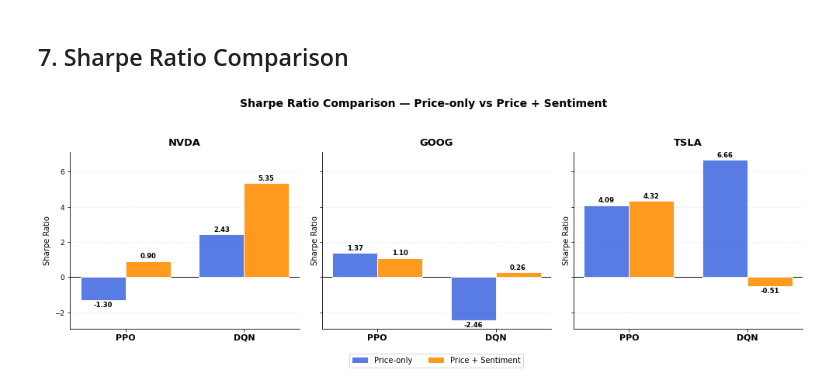
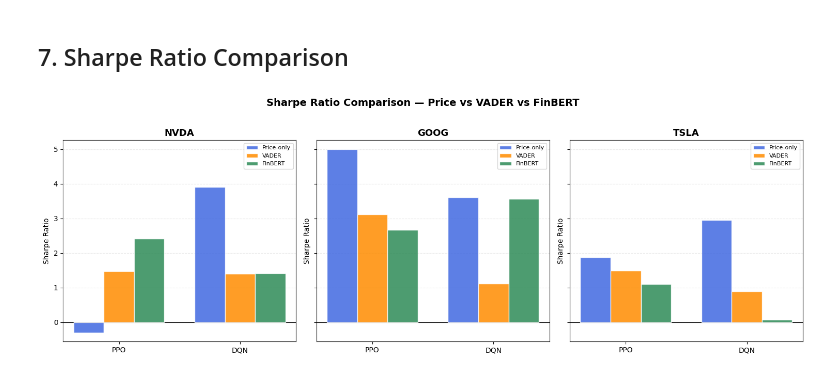
Before and after one commit to hamzakhamissa/RL-Project, a Jupyter notebook: notebooks/03_evaluate.ipynb, the cells around one changed output. Saved outputs shown, nothing was run; the diff lists cells and outputs as text; code cells hidden in the pictures.

```diff
--- a/notebooks/03_evaluate.ipynb
+++ b/notebooks/03_evaluate.ipynb
@@ -385,0 +369,18 @@ for ticker in TICKERS:
+# %%
+print('=== Feature Ablation: Price vs VADER vs FinBERT ===')
+print()
+for ticker in TICKERS:
+    print(f'--- {ticker} ---')
+    sub = results_df[results_df['ticker'] == ticker]
+    for algo in ['PPO', 'DQN']:
+        price_row = sub[(sub['algo'] == algo) & (sub['state'] == 'price')]
+        vader_row = sub[(sub['algo'] == algo) & (sub['state'] == 'sentiment_vader')]
+        finbert_row = sub[(sub['algo'] == algo) & (sub['state'] == 'sentiment_finbert')]
+        if any(len(r) == 0 for r in [price_row, vader_row, finbert_row]):
+            continue
+        price_row, vader_row, finbert_row = price_row.iloc[0], vader_row.iloc[0], finbert_row.iloc[0]
+        print(f'  {algo}:')
+        print(f'    Price-only :  ret={price_row["cumulative_return"]*100:+.2f}%  sharpe={price_row["sharpe_ratio"]:.3f}')
+        print(f'    VADER      :  ret={vader_row["cumulative_return"]*100:+.2f}%  sharpe={vader_row["sharpe_ratio"]:.3f}  Δret={((vader_row["cumulative_return"]-price_row["cumulative_return"])*100):+.2f}pp')
+        print(f'    FinBERT    :  ret={finbert_row["cumulative_return"]*100:+.2f}%  sharpe={finbert_row["sharpe_ratio"]:.3f}  Δret={((finbert_row["cumulative_return"]-price_row["cumulative_return"])*100):+.2f}pp')
+    print()
@@ -437,57 +442,35 @@ Saved results/portfolio_curves.png
 # %% [markdown]
 ## 7. Sharpe Ratio Comparison
 # %%
-fig, axes = plt.subplots(1, 3, figsize=(14, 5), sharey=True, facecolor='white')
-fig.suptitle('Sharpe Ratio Comparison — Price-only vs Price + Sentiment', fontsize=14, fontweight='bold', y=1.02)
+fig, axes = plt.subplots(1, 3, figsize=(15, 5), sharey=True, facecolor='white')
+fig.suptitle('Sharpe Ratio Comparison — Price vs VADER vs FinBERT', fontsize=14, fontweight='bold', y=1.02)
 
-state_palette = {'price': 'royalblue', 'sentiment_basic': 'darkorange'}
-state_labels  = {'price': 'Price-only', 'sentiment_basic': 'Price + Sentiment'}
-
-bar_width = 0.38
+state_palette = {'price': 'royalblue', 'sentiment_vader': 'darkorange', 'sentiment_finbert': 'seagreen'}
+state_labels  = {'price': 'Price-only', 'sentiment_vader': 'VADER', 'sentiment_finbert': 'FinBERT'}
+bar_width = 0.25
 x = np.arange(2)  # PPO, DQN
 
 for ax, ticker in zip(axes, TICKERS):
     ax.set_facecolor('white')
     ax.grid(axis='y', alpha=0.25, linestyle='--', zorder=0)
 
     for i, state in enumerate(STATE_TYPES):
-        sub = results_df[results_df['ticker'] == ticker]
-        vals = []
-        for algo in ['PPO', 'DQN']:
-            row = sub[(sub['algo'] == algo) & (sub['state'] == state)]
-            vals.append(row.iloc[0]['sharpe_ratio'] if len(row) > 0 else 0)
+        sub = results_df[(results_df['ticker'] == ticker) & (results_df['state'] == state)]
+        vals = [sub[sub['algo'] == a]['sharpe_ratio'].values[0] if len(sub[sub['algo'] == a]) else 0
+                for a in ['PPO', 'DQN']]
+        ax.bar(x + (i - 1) * bar_width, vals, bar_width,
+               label=state_labels[state], color=state_palette[state], alpha=0.85,
+               edgecolor='white', zorder=3)
 
-        offset = (i - 0.5) * bar_width
-        bars = ax.bar(x + offset, vals, width=bar_width,
-                      color=state_palette[state], alpha=0.88,
-                      label=state_labels[state], zorder=3, edgecolor='white')
+    ax.axhline(0, color='black', linewidth=0.8)
+    ax.set_xticks(x)
+    ax.set_xticklabels(['PPO', 'DQN'])
+    ax.set_title(ticker, fontsize=13, fontweight='bold')
+    ax.set_ylabel('Sharpe Ratio')
+    ax.legend(fontsize=8)
 
-        for bar, v in zip(bars, vals):
-            va = 'bottom' if v >= 0 else 'top'
-            pad = 0.08 if v >= 0 else -0.08
-            ax.text(bar.get_x() + bar.get_width() / 2, v + pad,
-                    f'{v:.2f}', ha='center', va=va, fontsize=8.5, fontweight='bold')
-
-    ax.axhline(0, color='black', linewidth=0.9)
-    ax.set_title(ticker, fontsize=13, fontweight='bold', pad=8)
-    ax.set_ylabel('Sharpe Ratio', fontsize=10)
-    ax.set_xticks(x)
-    ax.set_xticklabels(['PPO', 'DQN'], fontsize=11, fontweight='bold')
-    ax.tick_params(axis='y', labelsize=9)
-
-    for spine in ['top', 'right']:
-        ax.spines[spine].set_visible(False)
-
-from matplotlib.patches import Patch
-legend_elements = [Patch(facecolor=state_palette[s], label=state_labels[s], alpha=0.88)
-                   for s in STATE_TYPES]
-axes[1].legend(handles=legend_elements, loc='upper center', bbox_to_anchor=(0.5, -0.12),
-               ncol=2, fontsize=10, framealpha=0.95, edgecolor='lightgray', facecolor='white')
-
-plt.tight_layout(pad=1.5)
-plt.savefig(RESULTS_DIR / 'sharpe_comparison.png', dpi=200, bbox_inches='tight',
-            facecolor='white', edgecolor='none')
+plt.tight_layout()
+plt.savefig(RESULTS_DIR / 'sharpe_comparison_3way.png', dpi=150, bbox_inches='tight')
 plt.show()
-print('Saved results/sharpe_comparison.png')
 # %% [output]
-[figure, old version]
+[figure, new version]
```
Also changed, not shown: parts of 15 cells of this notebook, 49 other files.
